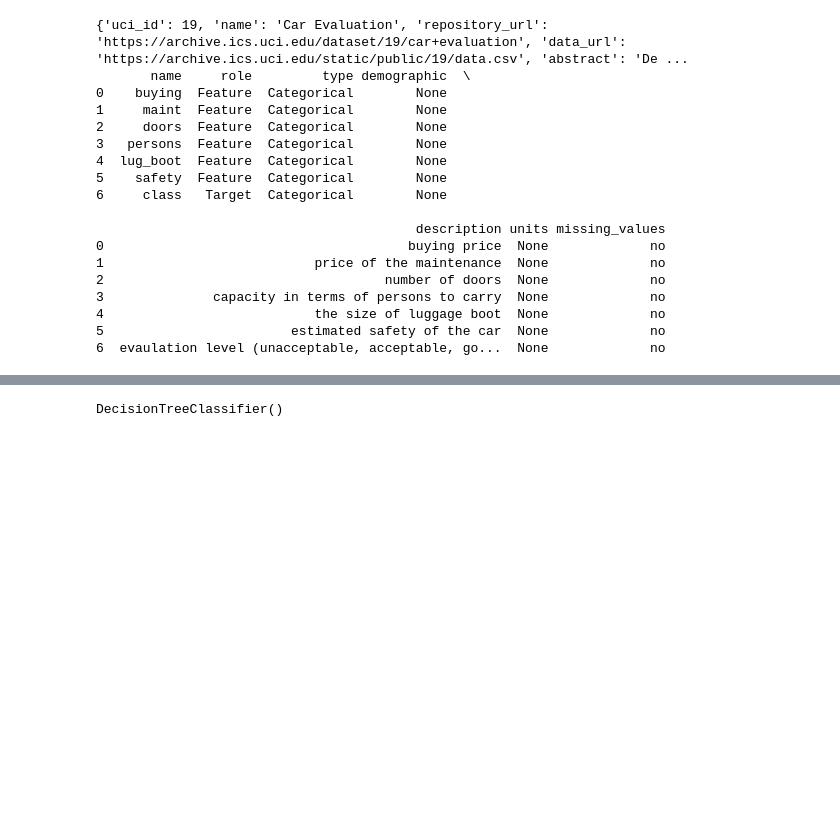
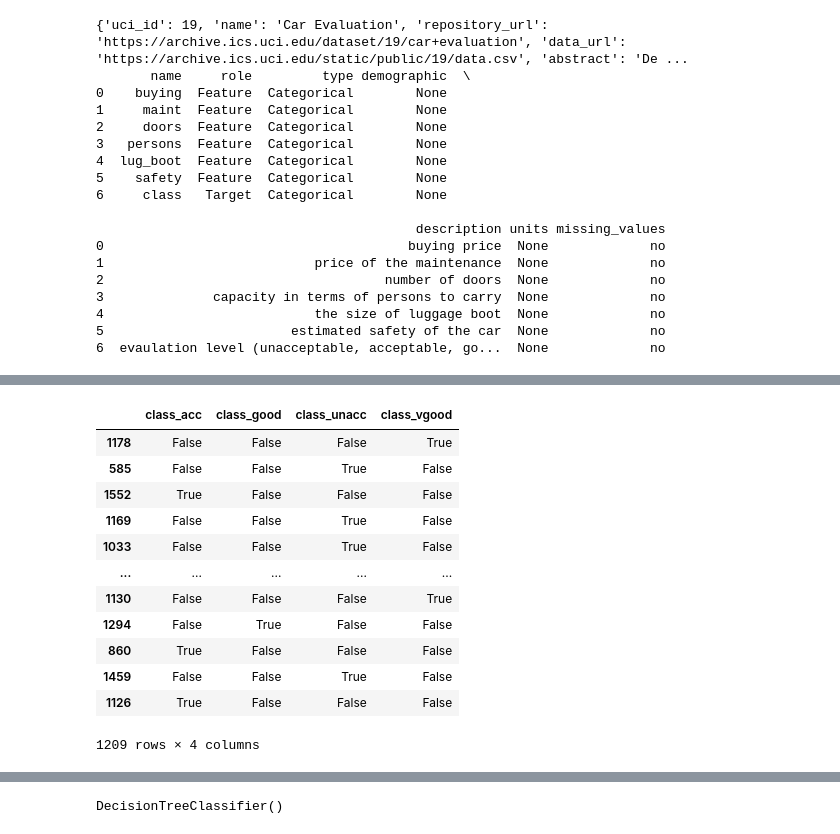
Before and after one commit to thetonmoy/Car-Evaluation, a Jupyter notebook: Car-Evaluation.ipynb, the cells around one changed output, grey strips where cells are left out. Cells and saved outputs as stored; diff of their text form; code cells hidden in the pictures; blank space fills up the shorter version.

```diff
--- a/Car-Evaluation.ipynb
+++ b/Car-Evaluation.ipynb
@@ -73,0 +97,16 @@ X_val, X_test, y_val, y_test = train_test_split(X_temp, y_temp, test_size = 0.5,
+# %%
+y_train
+# %% [output]
+|  | class_acc | class_good | class_unacc | class_vgood |
+| 1178 | False | False | False | True |
+| 585 | False | False | True | False |
+| 1552 | True | False | False | False |
+| 1169 | False | False | True | False |
+| 1033 | False | False | True | False |
+| ... | ... | ... | ... | ... |
+| 1130 | False | False | False | True |
+| 1294 | False | True | False | False |
+| 860 | True | False | False | False |
+| 1459 | False | False | True | False |
+| 1126 | True | False | False | False |
+1209 rows × 4 columns
```
Also changed, not shown: parts of 12 cells of this notebook.
